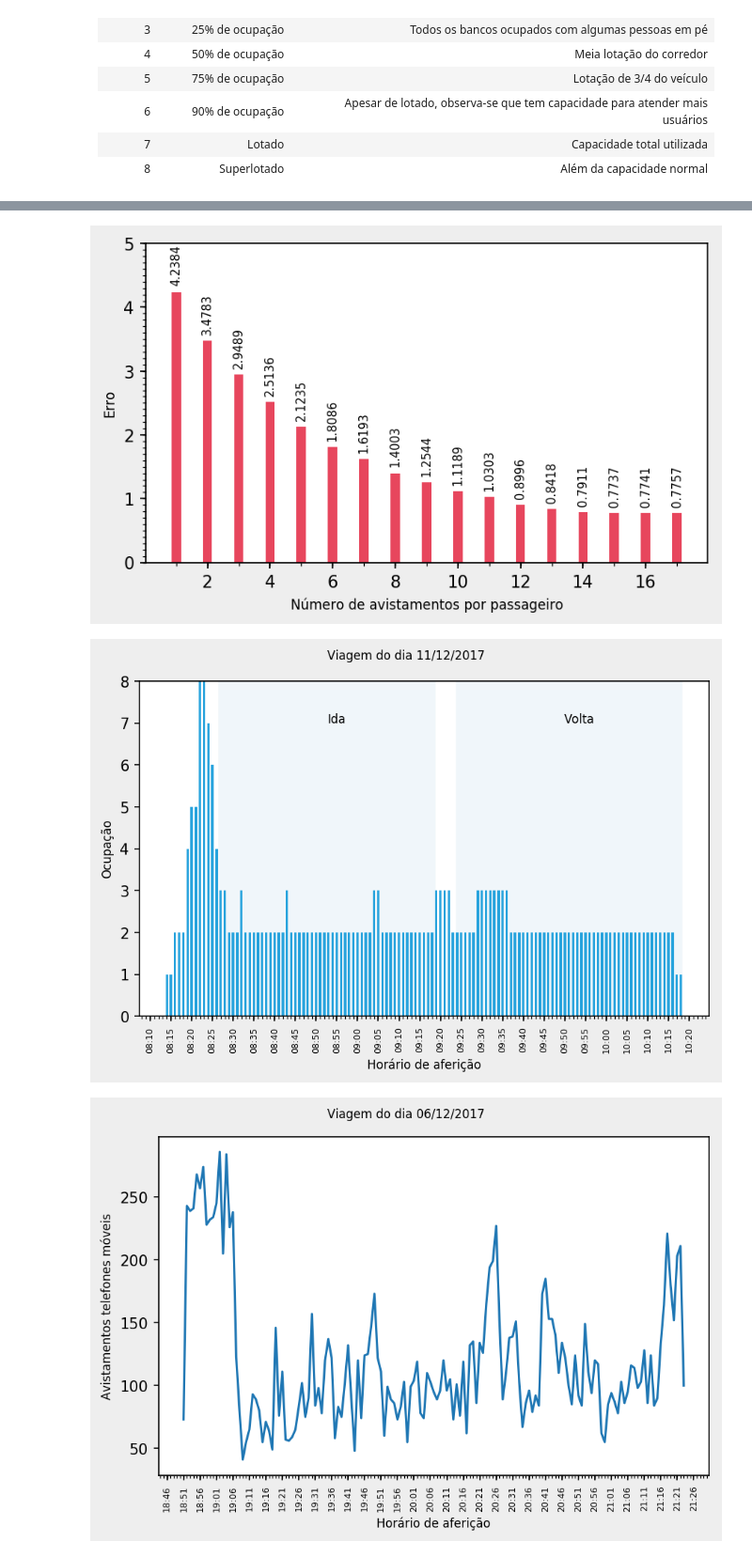
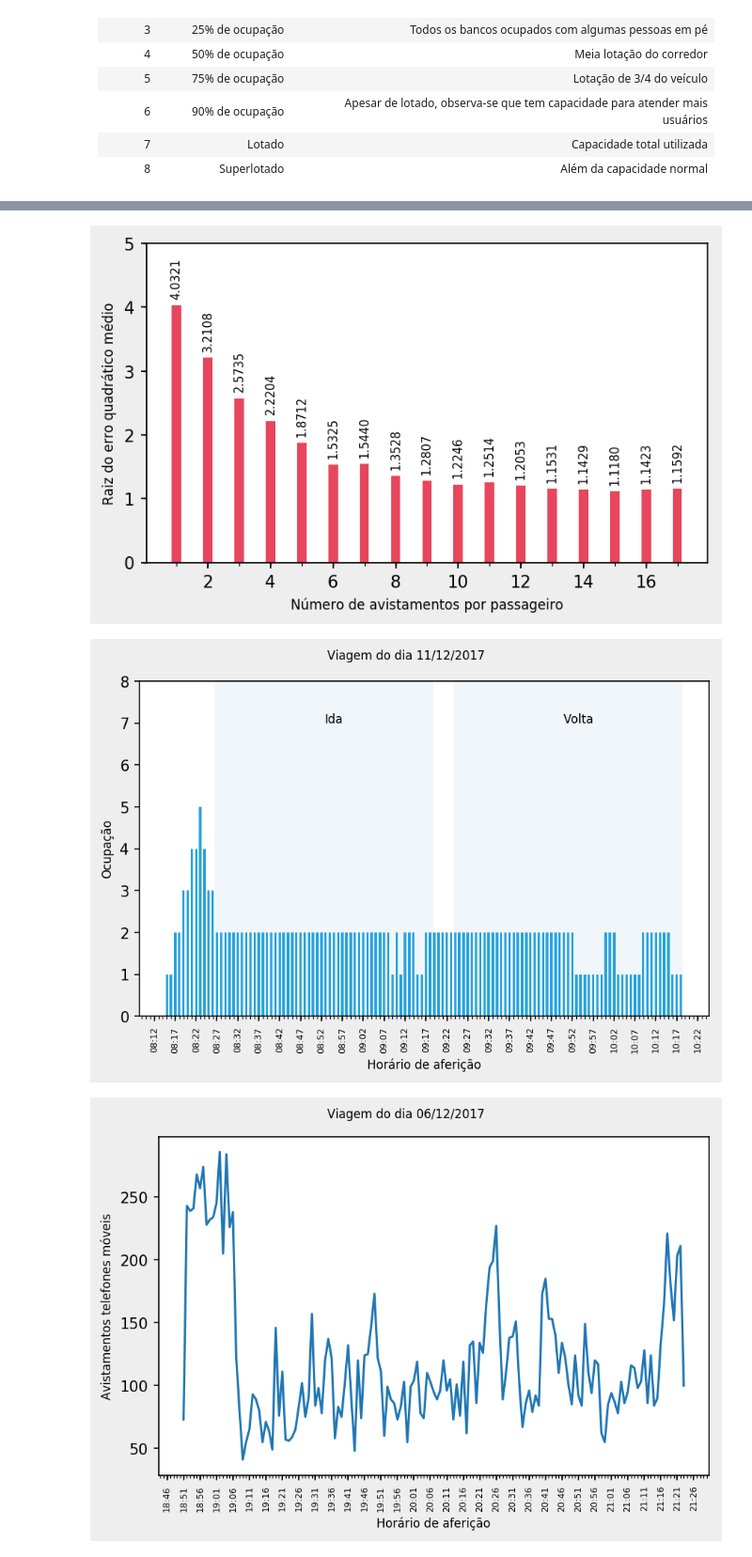
Before and after one commit to hilios/wifi-apc-analysis, a Jupyter notebook: analysis.ipynb, the cells around one changed output, grey strips where cells are left out. Shown at 94% size. Drawn from its saved outputs; the diff is of its cells as text; code cells hidden in the pictures.

Commit message:
Improve error estimation via RMSE

```diff
--- a/analysis.ipynb
+++ b/analysis.ipynb
@@ -231,7 +231,7 @@ prevRow = Window.partitionBy("date").orderBy("timestamp").rowsBetween(Window.unb
 # %%
 mins = lambda i: i * (60*60)
 
-IS_PASSENGER_THRESHOLD = 10
+IS_PASSENGER_THRESHOLD = 15
 
 repeated_sightings = (
     Window.partitionBy("mac")
@@ -417,9 +417,6 @@ for i, (date, day) in enumerate(sorted(dates, key=lambda x: x[0])):
         .orderBy("timestamp")
     )
 
-    fig, ax = plt.subplots(nrows=1, ncols=2, dpi=300, figsize=(6, 2.5))
-    axes = ax.flatten()
-
     # Occupation dataframe
     o = (
         occupation
@@ -446,6 +443,10 @@ for i, (date, day) in enumerate(sorted(dates, key=lambda x: x[0])):
     xA = np.arange(len(a))
     xB = np.arange(len(b))
 
+    # Graph config
+    fig, ax = plt.subplots(nrows=1, ncols=2, dpi=300, figsize=(6, 2.5))
+    axes = ax.flatten()
+
     # Build the graph
     axes[0].set_title("Viagem de ida", **text_kwargs)
     axes[0].bar(xA - w / 2, a.occupation_real.values, width=w, color=real_color)
@@ -468,8 +469,8 @@ for i, (date, day) in enumerate(sorted(dates, key=lambda x: x[0])):
     fig.tight_layout()
 
     # error
-    errorA = mean_list(np.absolute([x - y for x,y in zip(a.occupation_real, a.occupation_wifi)]))
-    errorB = mean_list(np.absolute([x - y for x,y in zip(b.occupation_real, b.occupation_wifi)]))
+    errorA = mean_list(np.absolute([(x - y) ** 2 for x,y in zip(a.occupation_real, a.occupation_wifi)]))
+    errorB = mean_list(np.absolute([(x - y) ** 2 for x,y in zip(b.occupation_real, b.occupation_wifi)]))
     ea = pd.DataFrame({'date': date, 'direction': 0, 'error': errorA}, index=[i * 2])
     eb = pd.DataFrame({'date': date, 'direction': 1, 'error': errorB}, index=[i * 2 +1])
     error.update(ea)
@@ -485,14 +486,14 @@ for i, (date, day) in enumerate(sorted(dates, key=lambda x: x[0])):
     stats.update(sa)
     stats.update(sb)
 
-
-e = error['error'].dropna().mean()
+e = error['error'].dropna()
+rms = math.sqrt(e.mean())
 display(Markdown("""
 e = **%f**
-""" % error['error'].dropna().mean()))
+""" % rms))
 
 # display(error)
 display(stats)
-plt.show()
+# plt.show()
 # %% [output]
 
@@ -522,34 +523,42 @@ e = **0.912123**
 # %%
 import matplotlib.ticker as ticker
 
-N = {'1': 4.238421, '2': 3.478348, '3': 2.948943, '4': 2.513616, '5': 2.123482,
+# mean absolute error
+MAE = {'1': 4.238421, '2': 3.478348, '3': 2.948943, '4': 2.513616, '5': 2.123482,
      '6': 1.808551, '7': 1.619276, '8': 1.400260, '9': 1.254427, '10': 1.118920,
      '11': 1.030303, '12': 0.899614, '13': 0.841791, '14': 0.791056, '15': 0.773695,
      '16': 0.774105, '17': 0.775665} # '20': 0.778782
 
-n = pd.DataFrame.from_dict({'N': [int(x) for x in N.keys()], 'error': list(N.values())}).set_index('N')
+# root mean square error
+RMS = {'1':  4.032093, '2':  3.210807, '3':  2.573542, '4':  2.220383, '5':  1.871188,
+     '6':  1.532519, '7':  1.543975, '8':  1.352788, '9':  1.280660, '10': 1.224638,
+     '11': 1.251401, '12': 1.205298, '13': 1.153102, '14': 1.142897, '15': 1.117983,
+     '16': 1.142326, '17': 1.159176
+     }
+
+n = pd.DataFrame.from_dict({'N': [int(x) for x in RMS.keys()], 'error': list(RMS.values())}).set_index('N')
 
 
 fig, ax = plt.subplots(dpi=150, figsize=(6, 3.5), facecolor="#eeeeee")
 
 # Prepare the graph
-ax.set_ylabel("Erro", **text_kwargs)
+ax.set_ylabel("Raiz do erro quadrático médio", **text_kwargs)
 ax.set_xlabel("Número de avistamentos por passageiro", **text_kwargs)
 ax.axes.set_ylim(top=5)
 ax.xaxis.set_major_locator(ticker.MultipleLocator(2))
 ax.xaxis.set_minor_locator(ticker.MultipleLocator(1))
 ax.yaxis.set_major_locator(ticker.MultipleLocator(1))
-ax.yaxis.set_minor_locator(ticker.MultipleLocator(0.1))
+ax.yaxis.set_minor_locator(ticker.MultipleLocator(1))
 
 for i, row in n.iterrows():
     N, error = (i, row['error'])
     ax.annotate("%0.4f" % error, xy=(N, error), xytext=(N, error+0.1),
             horizontalalignment='center', verticalalignment='bottom', fontsize='7',rotation=90)
 
 ax.bar(n.index, n['error'], width=0.3, color="#E7465D")
 plt.show()
 # %% [output]
-[figure, old version]
+[figure, new version]
 # %%
 date = "11/12/2017"
 span_kwargs = {'facecolor': '#D0E3F1', 'alpha': 0.3, 'lw': 1, 'ls':'-', 'edgecolor': '#FFFFFF'}
@@ -604,7 +613,7 @@ fig.text(0.5, 1, "Viagem do dia %s" % date, horizontalalignment='center', **text
 plt.xticks(**labels_kwargs)
 plt.tight_layout()
 # %% [output]
-[figure, old version]
+[figure, new version]
 # %%
 date = "06/12/2017"
 
```
Also changed, not shown: parts of 4 cells of this notebook.
